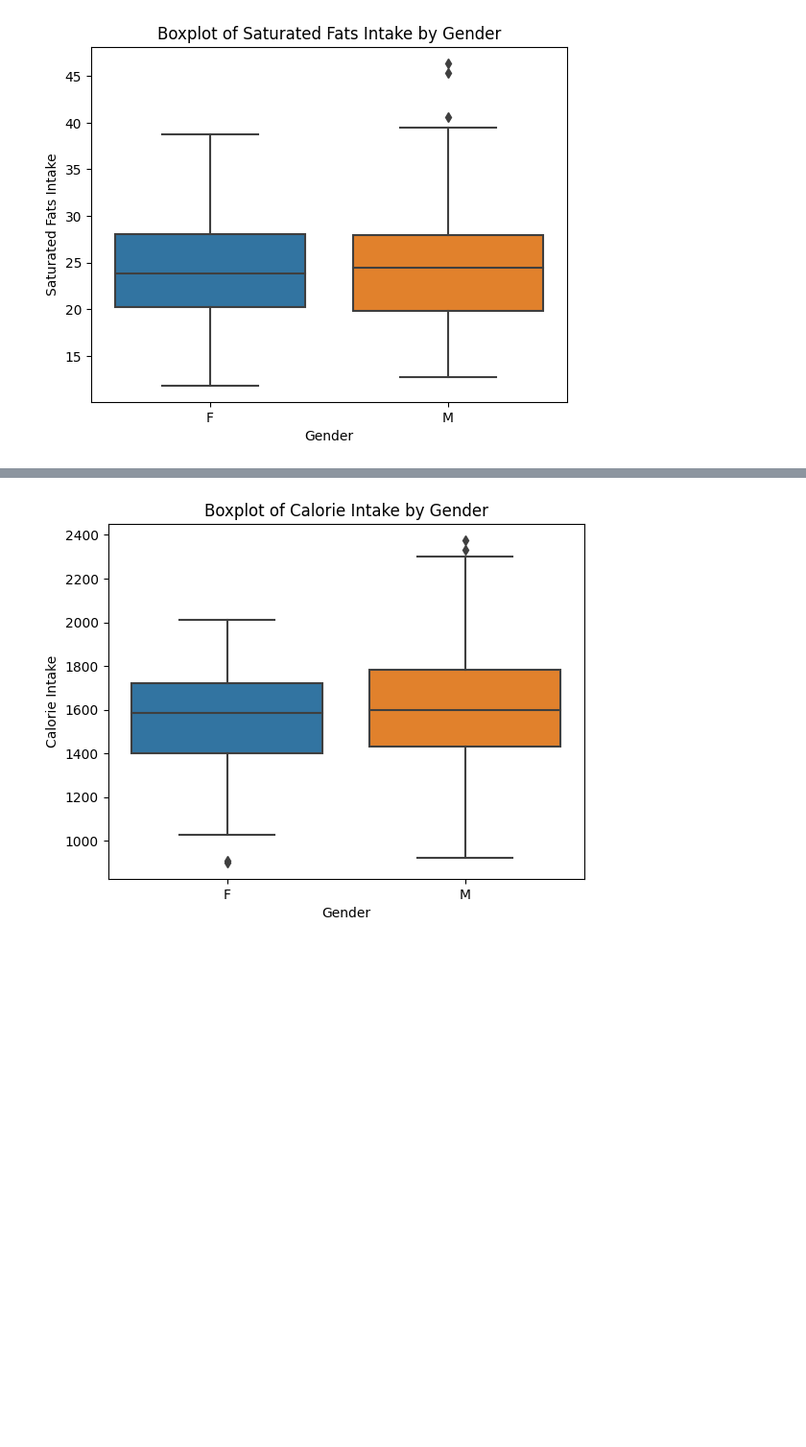
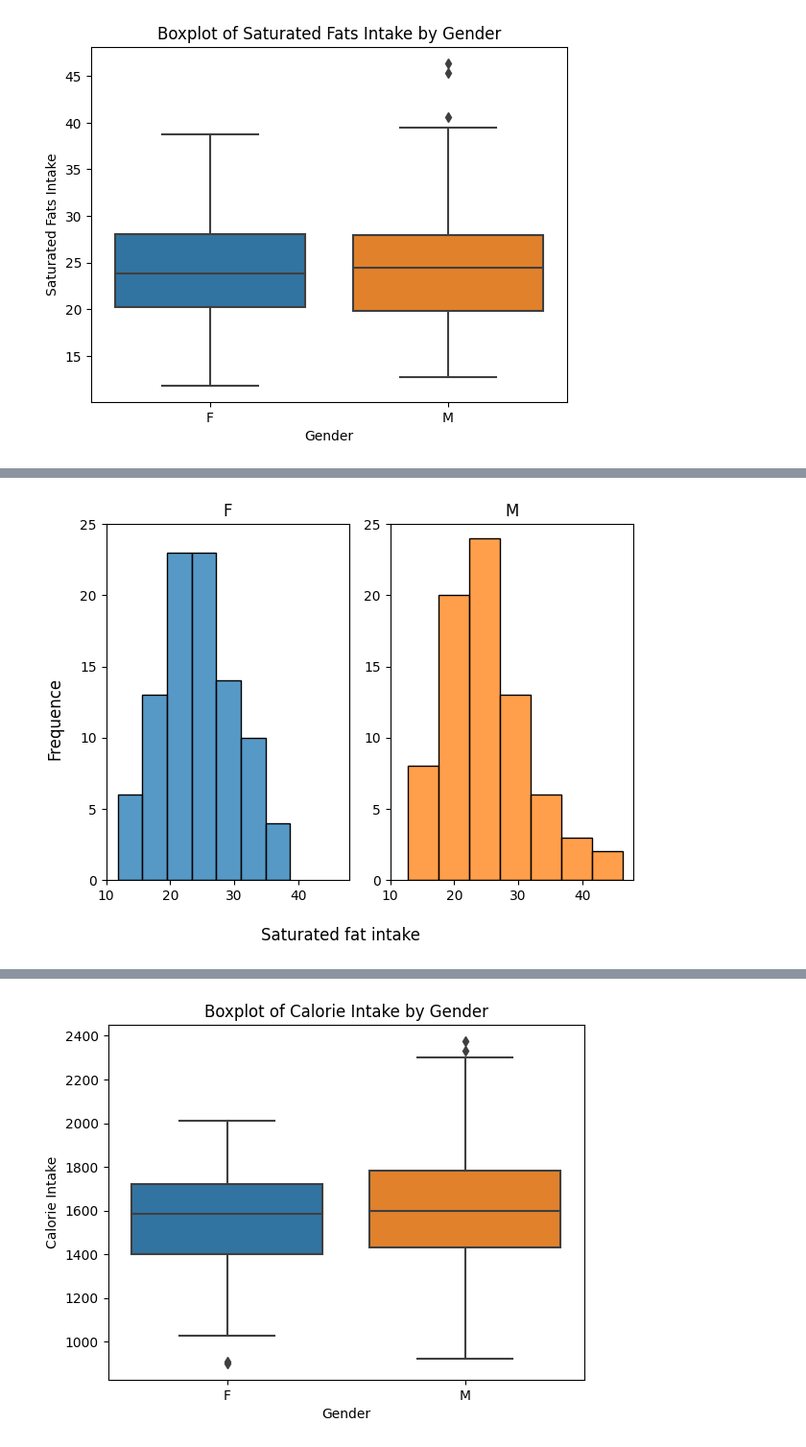
Before and after one commit to prausela/nutri-stats, a Jupyter notebook: main.ipynb, the cells around one changed output, grey strips where cells are left out. Shown: that part at 96% size. Drawn from its saved outputs; the diff is of its cells as text; code cells hidden in the pictures; blank space fills up the shorter version.

Commit message:
Add histograms to sex vs variable

```diff
--- a/main.ipynb
+++ b/main.ipynb
@@ -348,0 +385,20 @@ plt.show()
+# %%
+figure, axis = plt.subplots(1, 2)
+sns.histplot(x=SAT_FAT, data=nm_df[nm_df[GENDER] == "F"][[SAT_FAT]],   ax=axis[0], color=sns.color_palette()[0], bins=(math.ceil(math.log2(nm_df[nm_df[GENDER] == "F"][[SAT_FAT]].shape[0]))))
+sns.histplot(x=SAT_FAT, data=nm_df[nm_df[GENDER] == "M"][[SAT_FAT]],   ax=axis[1], color=sns.color_palette()[1], bins=(math.ceil(math.log2(nm_df[nm_df[GENDER] == "M"][[SAT_FAT]].shape[0]))))
+axis[0].set_title("F")
+axis[0].set_ylabel(None)
+axis[0].set_xlabel(None)
+axis[0].set_xlim([10, 48])
+axis[0].set_ylim([0, 25])
+axis[1].set_title("M")
+axis[1].set_ylabel(None)
+axis[1].set_xlabel(None)
+axis[1].set_xlim([10, 48])
+axis[1].set_ylim([0, 25])
+figure.supylabel("Frequence")
+figure.supxlabel("Saturated fat intake")
+figure.tight_layout()
+plt.show()
+# %% [output]
+[figure, added]
```
Also changed, not shown: parts of 14 cells of this notebook.
